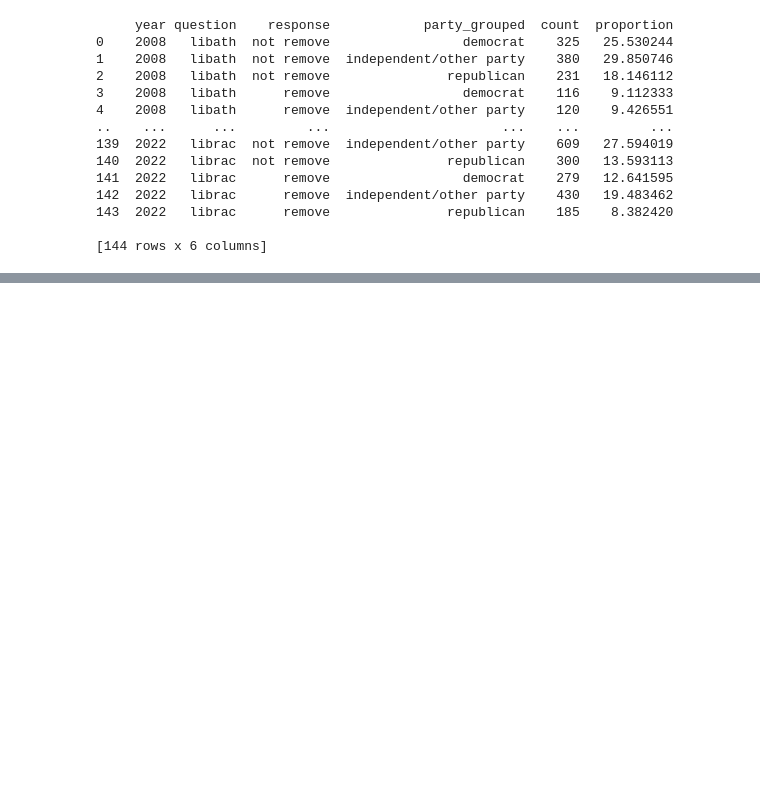
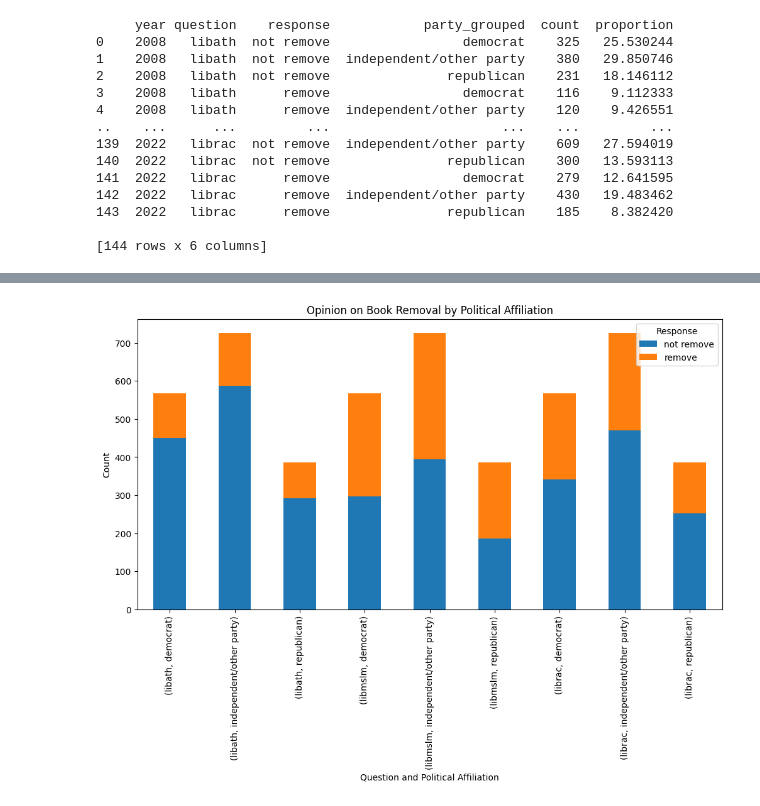
Before and after one commit to manaswinit26/group19, a Jupyter notebook: lab1 (1).ipynb, the cells around one changed output, grey strips where cells are left out. Saved outputs shown, nothing was run; the diff lists cells and outputs as text; code cells hidden in the pictures; blank space fills up the shorter version.

```diff
--- a/lab1 (1).ipynb
+++ b/lab1 (1).ipynb
@@ -234,7 +231,8 @@ melted_org_party_church_race_religion = org_party_church_race_religion.melt(id_v
 response_counts = melted_org_party_church_race_religion.groupby(['year', 'question', 'response', 'party_grouped']).size().reset_index(name='count')
 total_counts = response_counts.groupby(['year', 'question'])['count'].transform('sum')
 response_counts['proportion'] = (response_counts['count'] / total_counts) * 100
-print (response_counts)
+df = response_counts
+print (df)
 # %% [output]
      year question    response            party_grouped  count  proportion
 0    2008   libath  not remove                 democrat    325   25.530244
@@ -252,0 +253,4 @@ print (response_counts)
+# %%
+
+pivot_df = df.pivot_table(index=['question', 'party_grouped'], columns='response', values='count', fill_value=0)
+pivot_df
@@ -252,0 +269,10 @@ print (response_counts)
+# %%
+pivot_df.plot(kind='bar', stacked=True, figsize=(12, 6))
+plt.title('Opinion on Book Removal by Political Affiliation')
+plt.xlabel('Question and Political Affiliation')
+plt.ylabel('Count')
+plt.legend(title='Response')
+
+plt.show()
+# %% [output]
+[figure, added]
```
Also changed, not shown: parts of 4 cells of this notebook.
